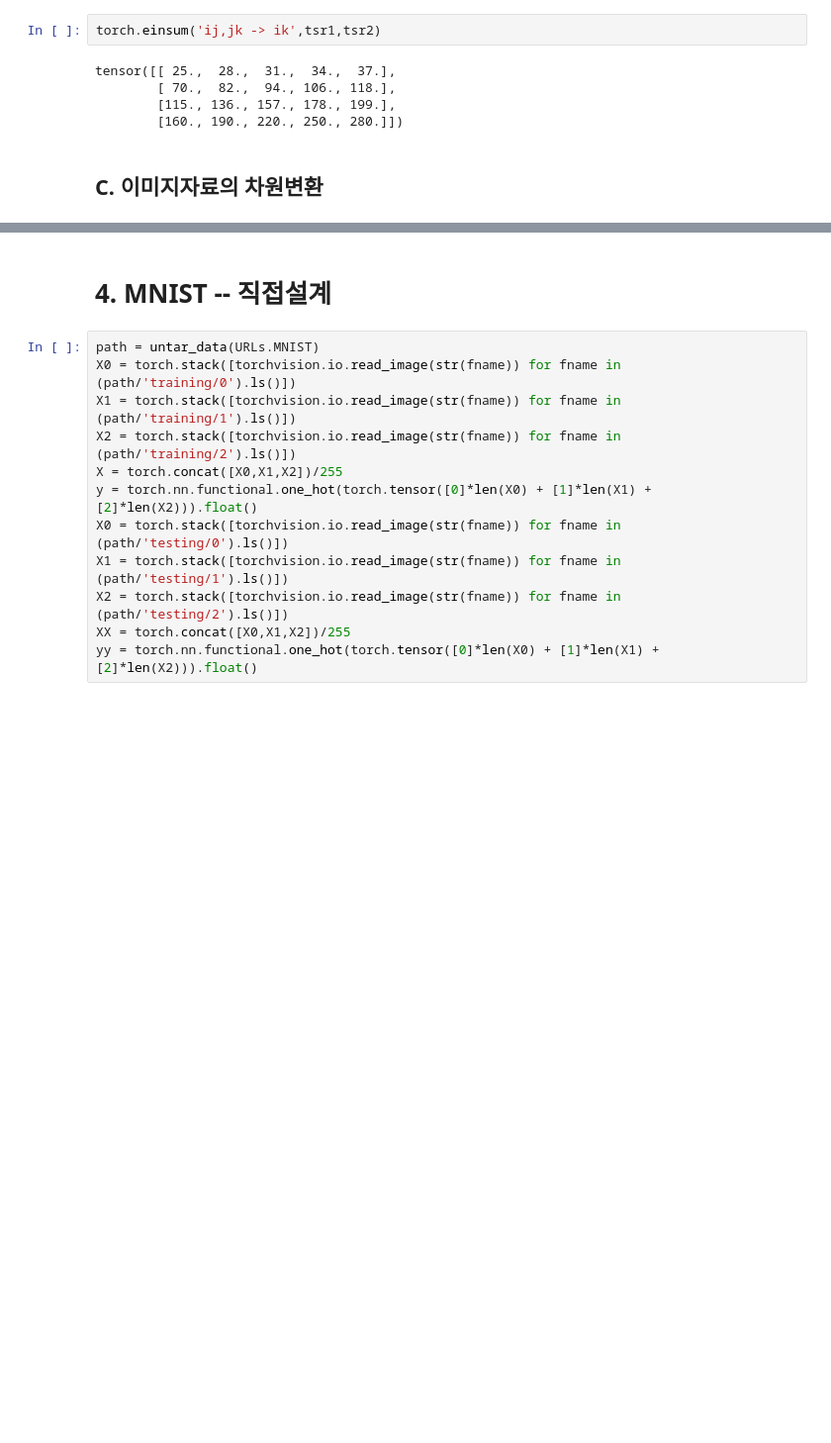
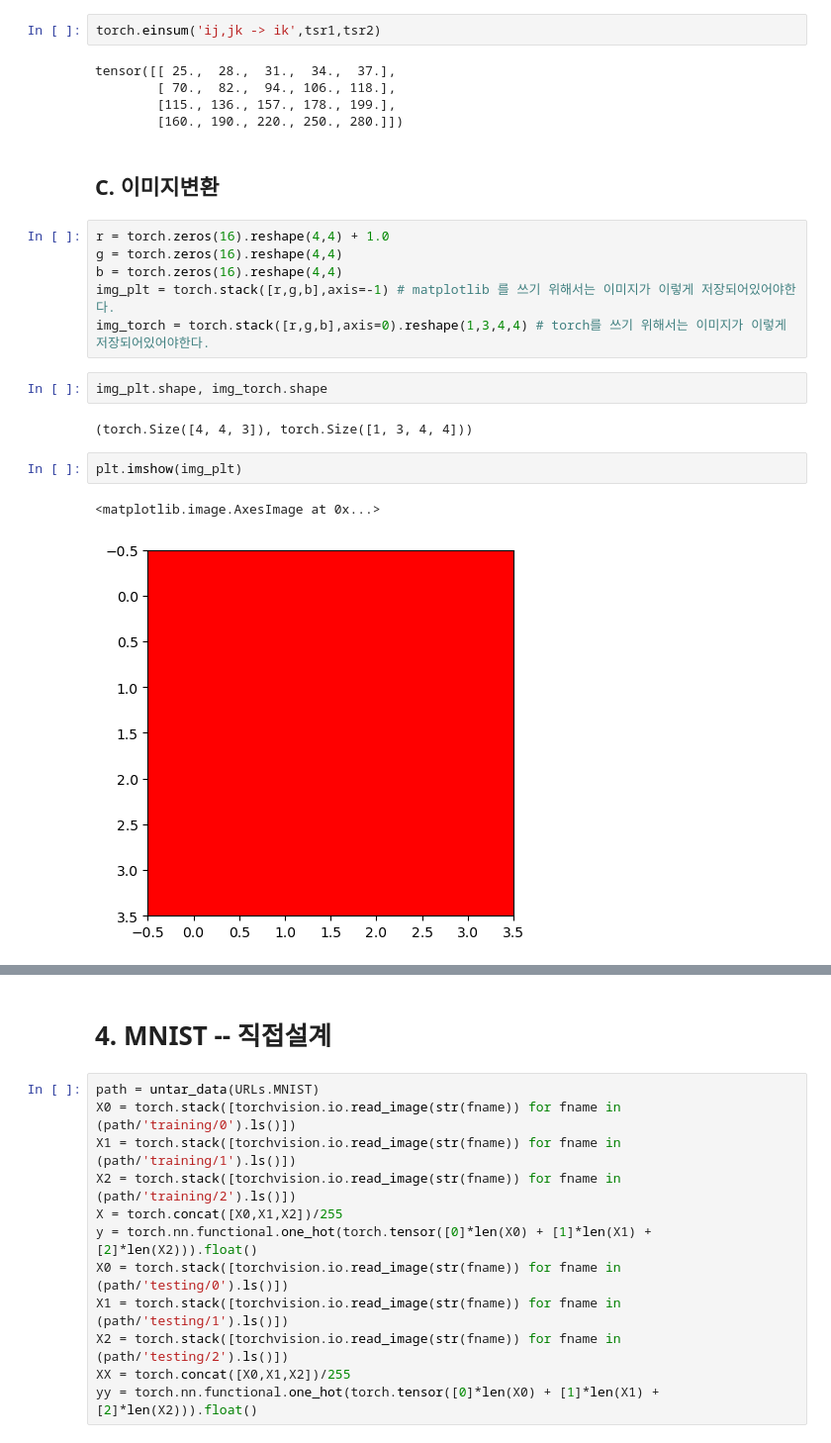
Before and after one commit to guebin/DL2024, a Jupyter notebook: posts/06wk-1.ipynb, the cells around one changed output, grey strips where cells are left out. Shown at 99% size. Saved outputs shown, nothing was run; the diff lists cells and outputs as text; blank space fills up the shorter version.

```diff
--- a/posts/06wk-1.ipynb
+++ b/posts/06wk-1.ipynb
@@ -69,5 +70,20 @@ tensor([[ 25.,  28.,  31.,  34.,  37.],
         [ 70.,  82.,  94., 106., 118.],
         [115., 136., 157., 178., 199.],
         [160., 190., 220., 250., 280.]])
-# %% [markdown]
-## C. 이미지자료의 차원변환
+# %% [markdown]
+## C. 이미지변환
+# %%
+r = torch.zeros(16).reshape(4,4) + 1.0
+g = torch.zeros(16).reshape(4,4)
+b = torch.zeros(16).reshape(4,4)
+img_plt = torch.stack([r,g,b],axis=-1) # matplotlib 를 쓰기 위해서는 이미지가 이렇게 저장되어있어야한다.
+img_torch = torch.stack([r,g,b],axis=0).reshape(1,3,4,4) # torch를 쓰기 위해서는 이미지가 이렇게 저장되어있어야한다.
+# %%
+img_plt.shape, img_torch.shape
+# %% [output]
+(torch.Size([4, 4, 3]), torch.Size([1, 3, 4, 4]))
+# %%
+plt.imshow(img_plt)
+# %% [output]
+<matplotlib.image.AxesImage at 0x...>
+[figure, added]
```
Also changed, not shown: parts of 60 cells of this notebook, 22 other files.
